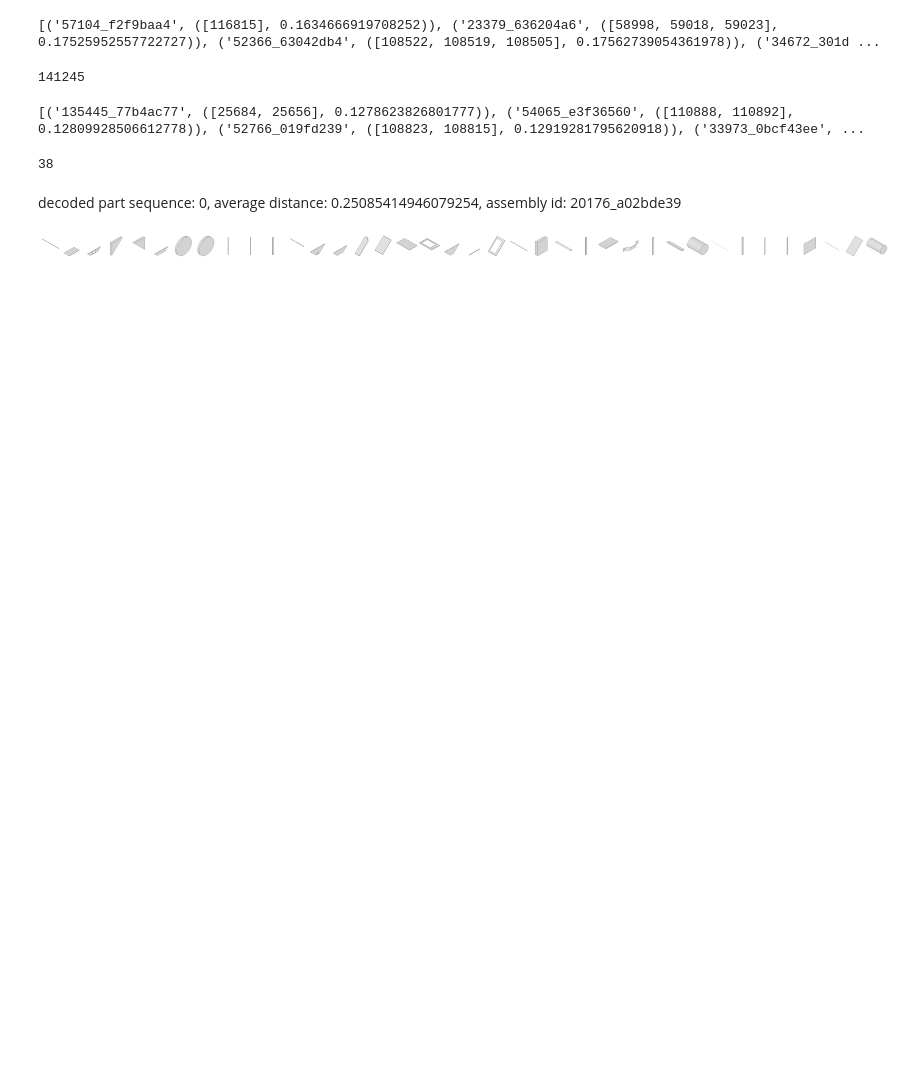
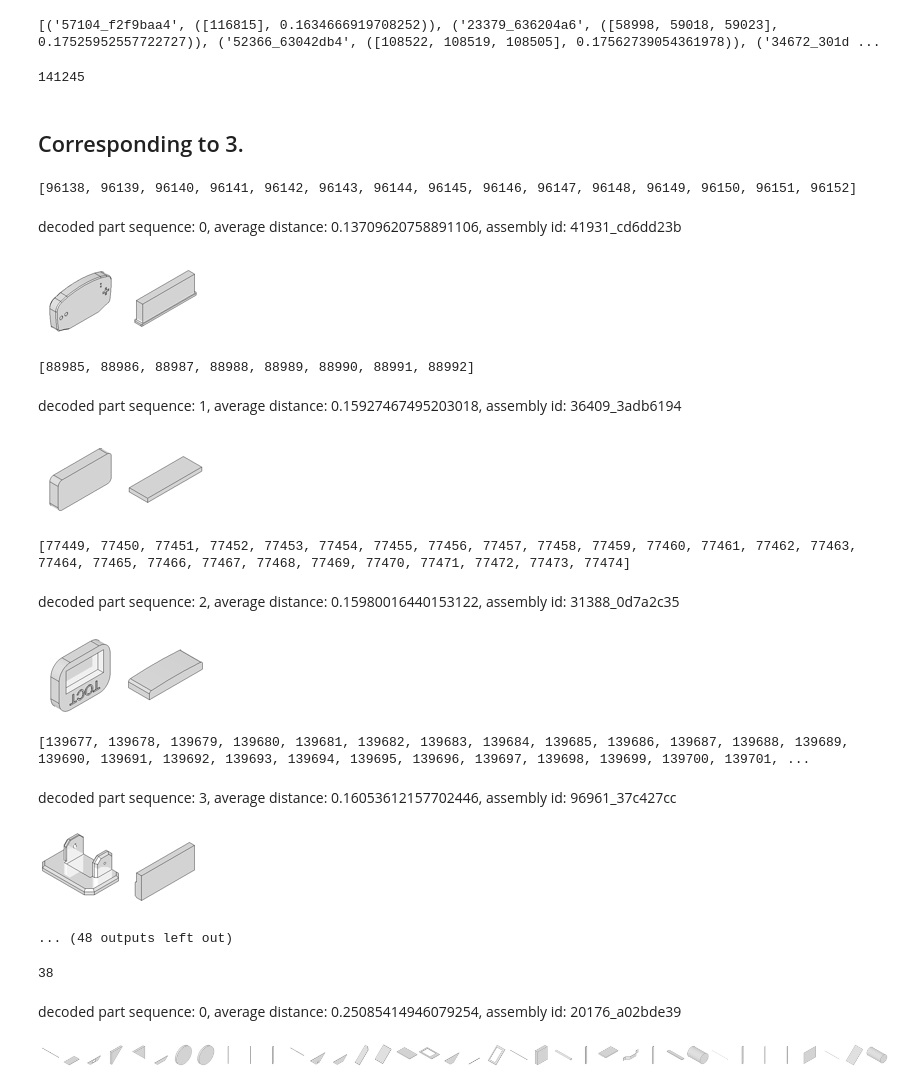
Before and after one commit to gymbeijing/mechanism-identification-public, a Jupyter notebook: search_parts.ipynb, the cells around one changed output. Saved outputs shown, nothing was run; the diff lists cells and outputs as text; code cells hidden in the pictures; blank space fills up the shorter version.

```diff
--- a/search_parts.ipynb
+++ b/search_parts.ipynb
@@ -539,6 +555,6 @@ Reconstructed part sequence: 49, decoded part sequence: 5
 # %%
 vid = '00'
-rec_seq_idx = 9
+rec_seq_idx = 6
 
 img_md_list = []
 for img_idx in all_ori_closest_emb_list[rec_seq_idx]:
@@ -579,8 +595,35 @@ target = all_ori_closest_emb_list[3]
 for res in a:
     if res[1][0][0] == target[0]:
         print(res[1][1])
+# %% [markdown]
+## Corresponding to 3.
 # %%
-decoded_seq = sorted(all_decoded_seq_list[8].items(), key=lambda x: x[1][1])
-print(decoded_seq[:20])
+rec_seq_idx = 6
+decoded_seq = sorted(all_decoded_seq_list[rec_seq_idx].items(), key=lambda x: x[1][1])
+# print(decoded_seq[:20])
+
+vid = '00'
+for dec_seq_idx, (aid, (indices, avg_dist)) in enumerate(decoded_seq[:20]):
+    img_md_list = []
+    print(aid_to_part_indice_map[aid])
+    for index in indices:
+        img_md = all_md[index]
+        img_md_list.append(img_md)
+
+        img_name_list = extend_metadata_to_filepath(img_md_list, vid)
+
+    display_image_grid(f'decoded part sequence: {dec_seq_idx}, average distance: {avg_dist}, assembly id: {aid}', img_name_list)
 # %% [output]
-[('135445_77b4ac77', ([25684, 25656], 0.1278623826801777)), ('54065_e3f36560', ([110888, 110892], 0.12809928506612778)), ('52766_019fd239', ([108823, 108815], 0.12919281795620918)), ('33973_0bcf43ee', ...
+[96138, 96139, 96140, 96141, 96142, 96143, 96144, 96145, 96146, 96147, 96148, 96149, 96150, 96151, 96152]
+decoded part sequence: 0, average distance: 0.13709620758891106, assembly id: 41931_cd6dd23b
+[figure, added]
+[88985, 88986, 88987, 88988, 88989, 88990, 88991, 88992]
+decoded part sequence: 1, average distance: 0.15927467495203018, assembly id: 36409_3adb6194
+[figure, added]
+[77449, 77450, 77451, 77452, 77453, 77454, 77455, 77456, 77457, 77458, 77459, 77460, 77461, 77462, 77463, 77464, 77465, 77466, 77467, 77468, 77469, 77470, 77471, 77472, 77473, 77474]
+decoded part sequence: 2, average distance: 0.15980016440153122, assembly id: 31388_0d7a2c35
+[figure, added]
+[139677, 139678, 139679, 139680, 139681, 139682, 139683, 139684, 139685, 139686, 139687, 139688, 139689, 139690, 139691, 139692, 139693, 139694, 139695, 139696, 139697, 139698, 139699, 139700, 139701, ...
+decoded part sequence: 3, average distance: 0.16053612157702446, assembly id: 96961_37c427cc
+[figure, added]
+... (48 outputs left out)
```
Also changed, not shown: parts of 18 cells of this notebook, 1 other file.
